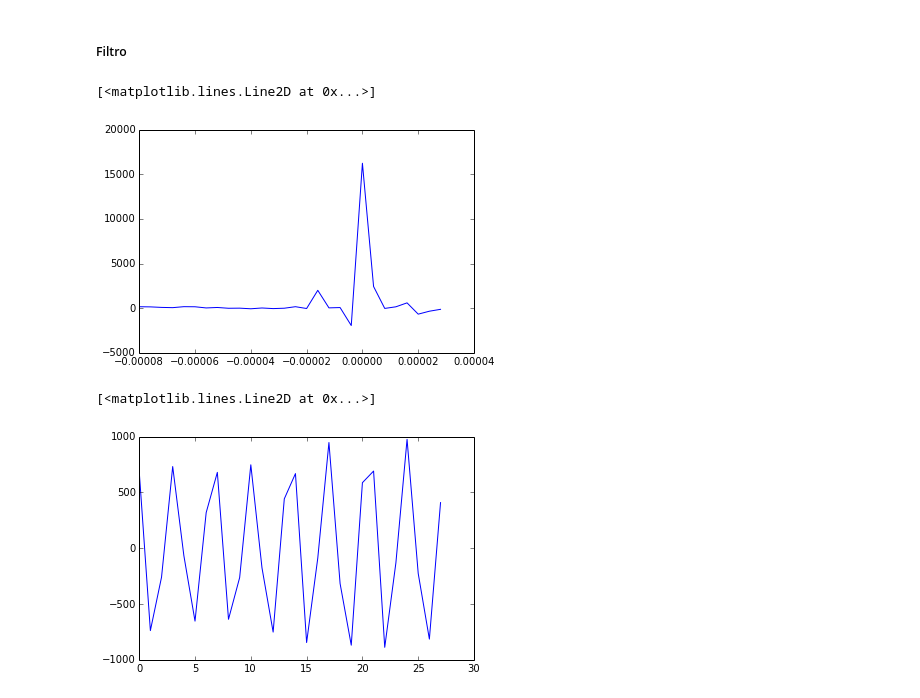
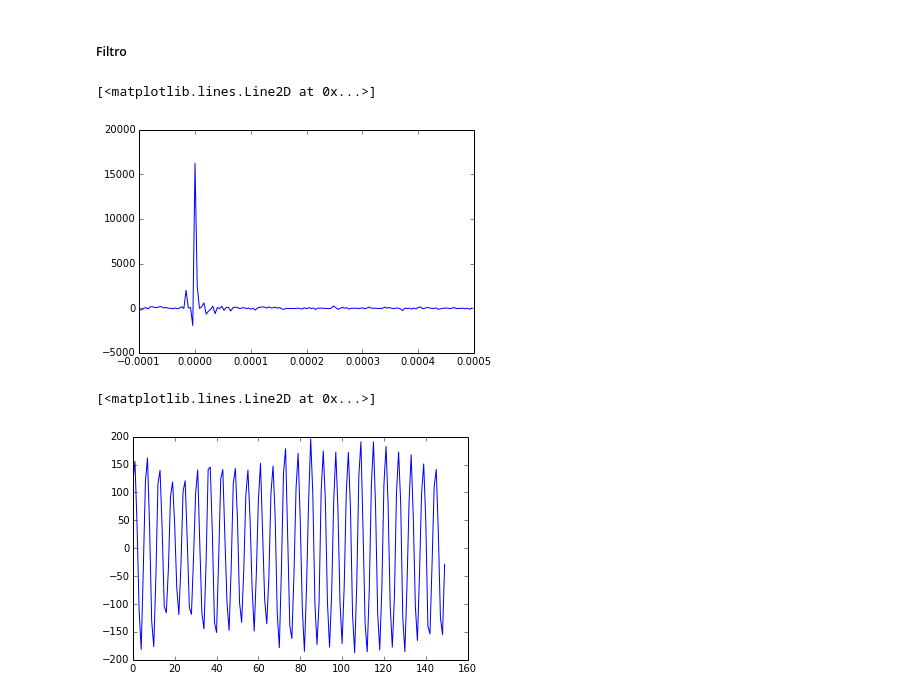
Before and after one commit to JuanDiegoArango/Circulos, a Jupyter notebook: circulos.ipynb, the cells around one changed output. Drawn from its saved outputs; the diff is of its cells as text; code cells hidden in the pictures.

```diff
--- a/circulos.ipynb
+++ b/circulos.ipynb
@@ -70,17 +70,17 @@ plot(frecuencia,(a))
 # %%
 c=empty(0)
 frecuencias_recortadas=empty(0)
 for i in range (0,len(frecuencia)):
-    if(frecuencia[i]<0.00003)&(frecuencia[i]>-0.00008):
+    if(frecuencia[i]<0.0005)&(frecuencia[i]>-0.0001):
         c=append(c,a[i])
         frecuencias_recortadas=append(frecuencias_recortadas,frecuencia[i])
 plot(frecuencias_recortadas,c)
 # %% [output]
 [<matplotlib.lines.Line2D at 0x...>]
-[figure, old version]
+[figure, new version]
 # %%
 f=ifft(c)
 plot(f)
 # %% [output]
 [<matplotlib.lines.Line2D at 0x...>]
-[figure, old version]
+[figure, new version]
```
Also changed, not shown: parts of 2 cells of this notebook.
